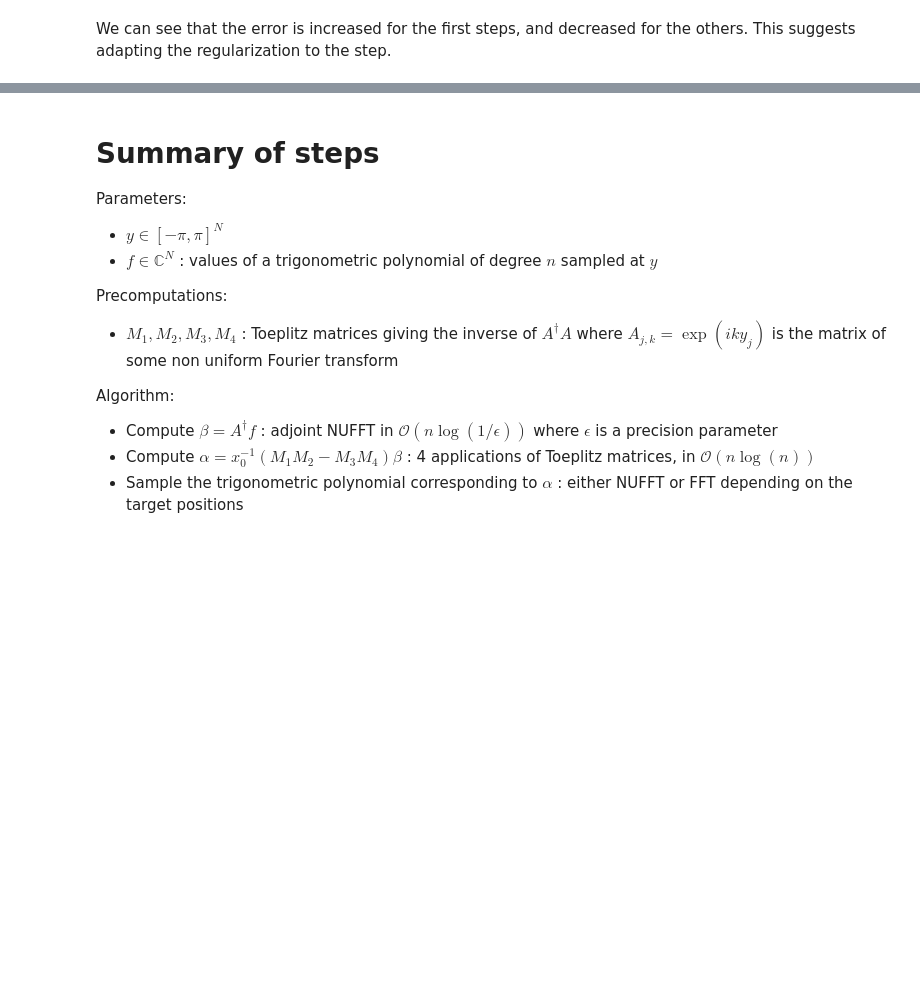
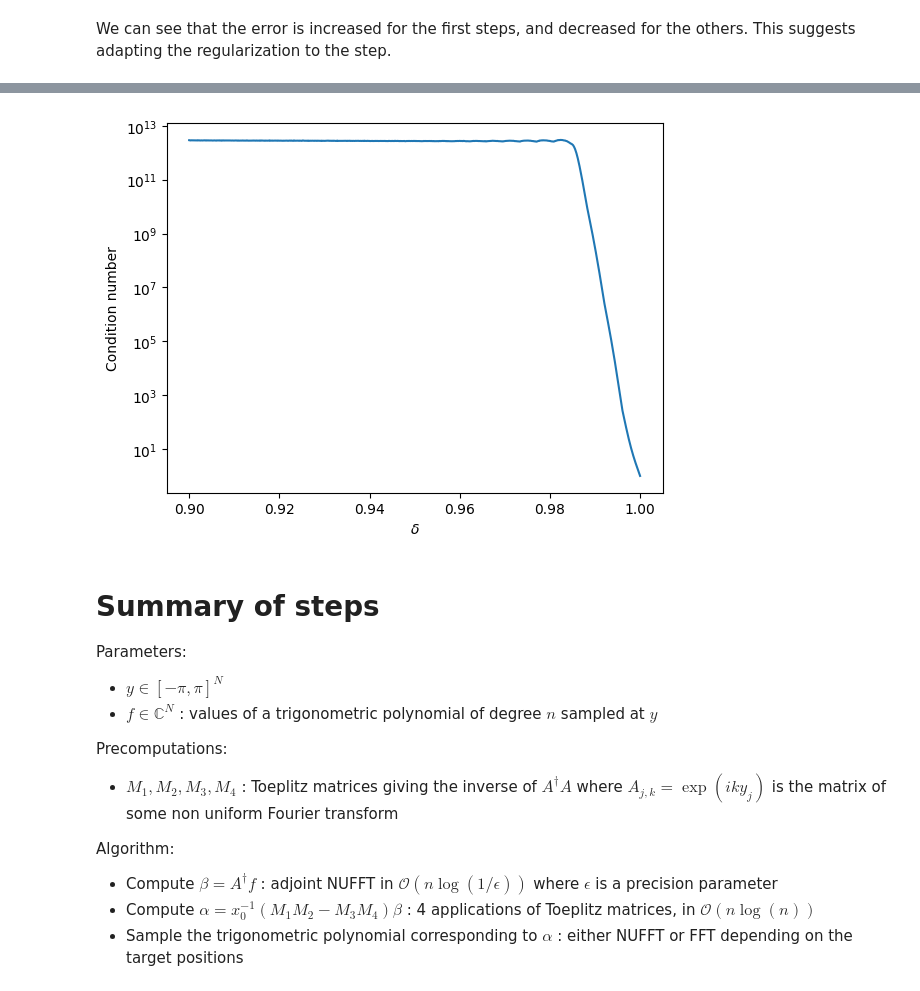
Before and after one commit to Loris0/ppfft, a Jupyter notebook: notebooks/fast_resampling.ipynb, the cells around one changed output, grey strips where cells are left out. Cells and saved outputs as stored; diff of their text form; code cells hidden in the pictures; blank space fills up the shorter version.

```diff
--- a/notebooks/fast_resampling.ipynb
+++ b/notebooks/fast_resampling.ipynb
@@ -356,3 +356,19 @@ plt.yscale("log")
 [figure]
 # %% [markdown]
 We can see that the error is increased for the first steps, and decreased for the others. This suggests adapting the regularization to the step.
+# %%
+n = 256
+deltas = np.linspace(1, 0.9, 1000)
+
+conds= []
+for delta in deltas:
+    pos = np.linspace(-np.pi * delta, np.pi * delta, n, endpoint=False)
+
+    T = compute_AdaggerA(pos, n)
+    cond = np.linalg.cond(T, 2)
+    conds.append(cond)
+
+plt.plot(deltas, conds)
+plt.xlabel(r"$\delta$")
+plt.ylabel("Condition number")
+plt.yscale("log")
@@ -359,3 +377,22 @@ We can see that the error is increased for the first steps, and decreased for th
+# %%
+n = 256
+lambd = 1e-10
+deltas = np.linspace(1, 0.9, 1000)
+
+conds= []
+for delta in deltas:
+    pos = np.linspace(-np.pi * delta, np.pi * delta, n, endpoint=False)
+
+    T = compute_AdaggerA(pos, n) + lambd * np.eye(n)
+    cond = np.linalg.cond(T, 2)
+    conds.append(cond)
+
+plt.plot(deltas, conds)
+plt.xlabel(r"$\delta$")
+plt.ylabel("Condition number")
+plt.yscale("log")
+# %% [output]
+[figure, added]
 # %% [markdown]
 # Summary of steps
 
```
Also changed, not shown: parts of 5 cells of this notebook, 24 other files.
